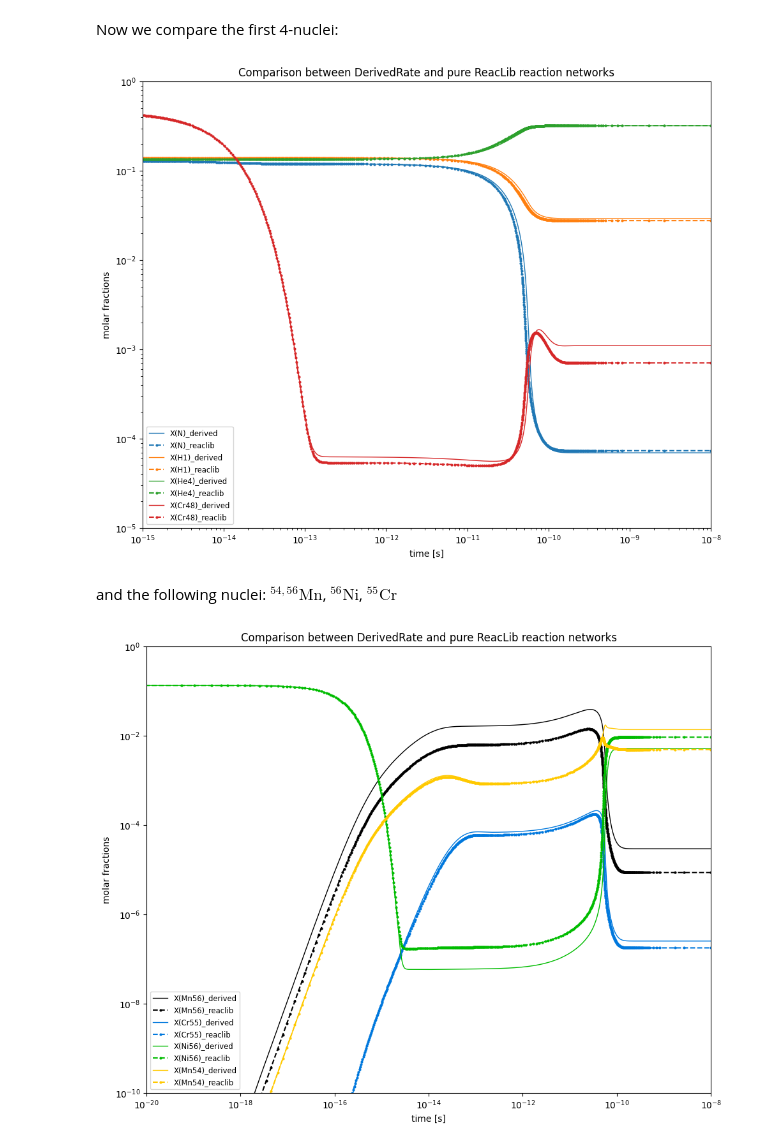
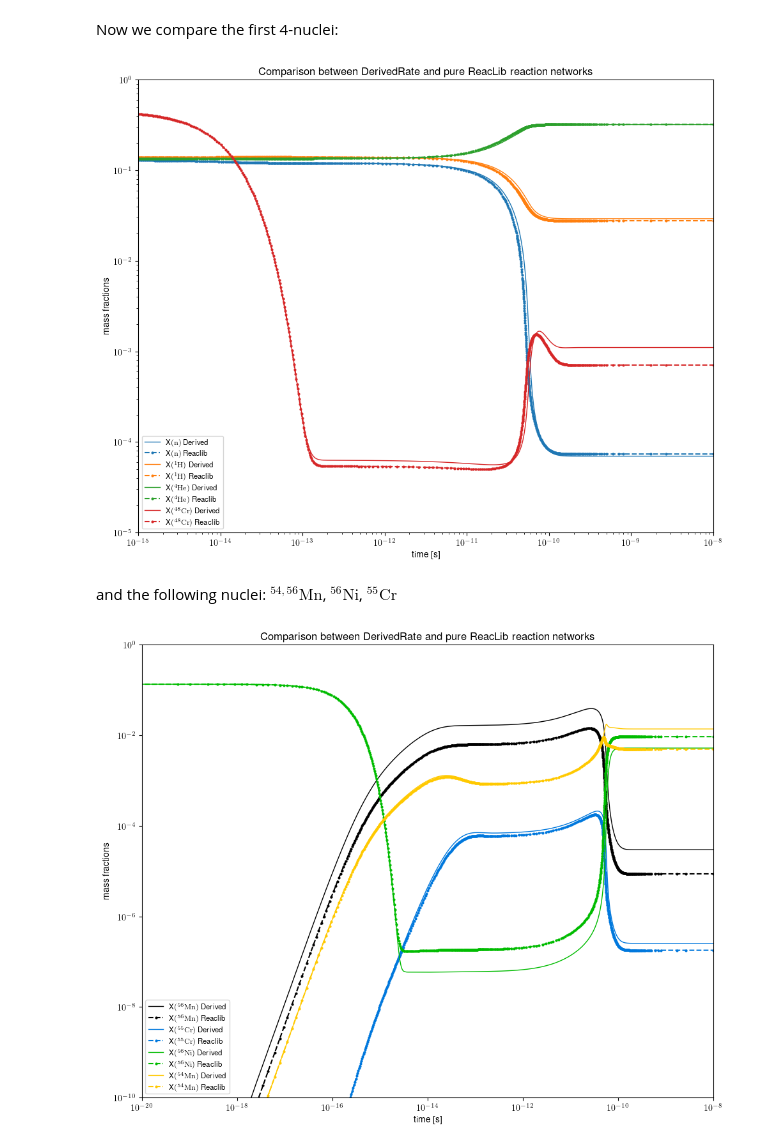
Before and after one commit to pynucastro/paper_notebooks, a Jupyter notebook: iron56_end_networks.ipynb, the cells around one changed output. Cells and saved outputs as stored; diff of their text form; code cells hidden in the pictures.

```diff
--- a/iron56_end_networks.ipynb
+++ b/iron56_end_networks.ipynb
@@ -5,6 +5,13 @@ import numpy as np
 import matplotlib.pyplot as plt
 from scipy.integrate import solve_ivp
 import pynucastro as pyna
+
+plt.rcParams.update({
+    "text.usetex": True,
+    "font.family": "Helvetica"
+})
+
+plt.rcParams['savefig.bbox']='tight'
 # %% [markdown]
 ## Comparing Networks
 
@@ -75,9 +82,9 @@ def compare(tmin, tmax, sol, sol_r, network, network_r, outfile='test'):
     ax = fig.add_subplot(111)
 
     for i in range(4):
-        ax.loglog(sol.t, sol.y[i,:] * network.A[i], label=f"X({network.names[i].capitalize()})_derived",
+        ax.loglog(sol.t, sol.y[i,:] * network.A[i], label=rf"X$({pyna.Nucleus(network.names[i]).pretty})$ Derived",
                   linestyle="solid", color=f"C{i}", linewidth=1)
-        ax.loglog(sol_r.t, sol_r.y[i,:] * network_r.A[i], label=f"X({network_r.names[i].capitalize()})_reaclib",
+        ax.loglog(sol_r.t, sol_r.y[i,:] * network_r.A[i], label=rf"X$({pyna.Nucleus(network_r.names[i]).pretty})$ Reaclib",
                   linestyle="dashed", color=f"C{i}", marker='o',  markersize=2)
 
     ax.set_xlim(tmin, tmax)
@@ -85,10 +92,10 @@ def compare(tmin, tmax, sol, sol_r, network, network_r, outfile='test'):
     ax.legend(fontsize="small")
     ax.set_title(r"Comparison between DerivedRate and pure ReacLib reaction networks")
     ax.set_xlabel(r"time [s]")
-    ax.set_ylabel(r"molar fractions")
+    ax.set_ylabel(r"mass fractions")
 
     fig.set_size_inches((10, 8))
-    plt.tight_layout()
+    fig.tight_layout()
     fig.savefig(outfile, bbox_inches="tight")
 
 def compare_nuclei(nuclist, tmin, tmax, sol, sol_r, network, network_r, outfile='test'):
@@ -102,9 +109,9 @@ def compare_nuclei(nuclist, tmin, tmax, sol, sol_r, network, network_r, outfile=
 
     for nuc in nuclist:
         co[nuc] = cm(1.0*j/NUM_COLORS)
-        ax.loglog(sol.t, sol.y[nuc,:] * network.A[nuc], label=f"X({network.names[nuc].capitalize()})_derived",
+        ax.loglog(sol.t, sol.y[nuc,:] * network.A[nuc], label=rf"X$({pyna.Nucleus(network.names[nuc]).pretty})$ Derived",
                   linestyle="solid", color=co[nuc], linewidth=1)
-        ax.loglog(sol_r.t, sol_r.y[nuc,:] * network_r.A[nuc], label=f"X({network_r.names[nuc].capitalize()})_reaclib",
+        ax.loglog(sol_r.t, sol_r.y[nuc,:] * network_r.A[nuc], label=rf"X$({pyna.Nucleus(network_r.names[nuc]).pretty})$ Reaclib",
                   linestyle="dashed", color=co[nuc], marker='o',  markersize=2)
         j += 1
 
@@ -113,7 +120,7 @@ def compare_nuclei(nuclist, tmin, tmax, sol, sol_r, network, network_r, outfile=
     ax.legend(fontsize="small")
     ax.set_title(r"Comparison between DerivedRate and pure ReacLib reaction networks")
     ax.set_xlabel(r"time [s]")
-    ax.set_ylabel(r"molar fractions")
+    ax.set_ylabel(r"mass fractions")
 
     fig.set_size_inches((10, 8))
     fig.tight_layout()
@@ -143,9 +150,9 @@ sol_r =  solve_ivp(iron56_end_r.rhs, [0, tmax], Y0, method="BDF",
 # %% [markdown]
 Now we compare the first 4-nuclei:
 # %%
-compare(tmin, tmax, sol, sol_r, iron56_end, iron56_end_r, 'comparison.pdf')
+compare(tmin, tmax, sol, sol_r, iron56_end, iron56_end_r, 'comparison_pf.pdf')
 # %% [output]
-[figure, old version]
+[figure, new version]
 # %% [markdown]
 and the following nuclei: $^{54,56}\mathrm{Mn}$, $^{56}\mathrm{Ni}$, $^{55}\mathrm{Cr}$
 # %%
@@ -153,4 +160,4 @@ tmin = 1.0e-20
 nuclist = [iron56_end.jmn56, iron56_end.jcr55, iron56_end.jni56, iron56_end.jmn54]
 compare_nuclei(nuclist, tmin, tmax, sol, sol_r, iron56_end, iron56_end_r, 'comparison_pf_higher_nuc.pdf')
 # %% [output]
-[figure, old version]
+[figure, new version]
```
Also changed, not shown: 3 other files.
